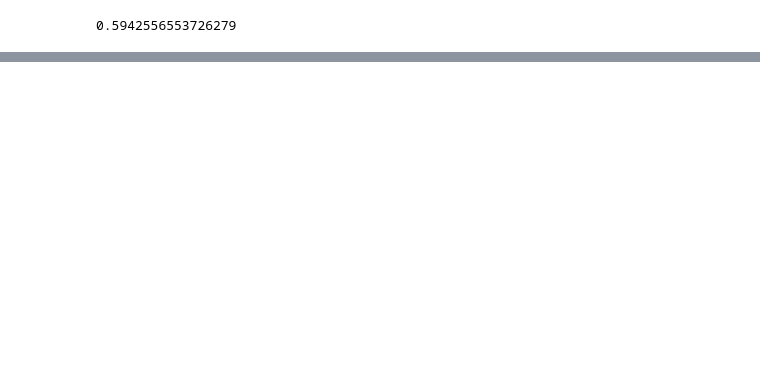
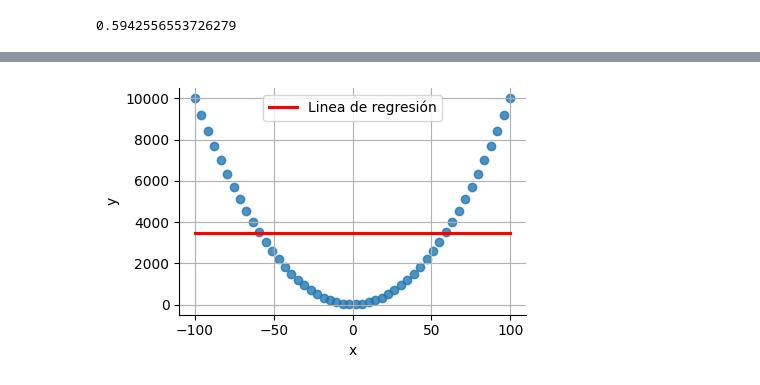
Before and after one commit to Void-CA/Linear-Regression, a Jupyter notebook: linearRegression.ipynb, the cells around one changed output, grey strips where cells are left out. Saved outputs shown, nothing was run; the diff lists cells and outputs as text; code cells hidden in the pictures; blank space fills up the shorter version.

```diff
--- a/linearRegression.ipynb
+++ b/linearRegression.ipynb
@@ -230,0 +336,16 @@ print(model_gender.rsquared)
+# %%
+x = np.linspace(-100, 100, 50)
+y = x ** 2
+squared_df = pd.DataFrame({'x': x, 'y': y})
+
+sns.lmplot(data=squared_df,
+           x="x",
+           y="y",
+           line_kws={'color' : 'red', 'label' : 'Linea de regresión'},
+           height=3, aspect=1.5,
+           ci=None)
+plt.grid()
+plt.legend()
+plt.show()
+# %% [output]
+[figure, added]
```
Also changed, not shown: parts of 25 cells of this notebook, 2 other files.
